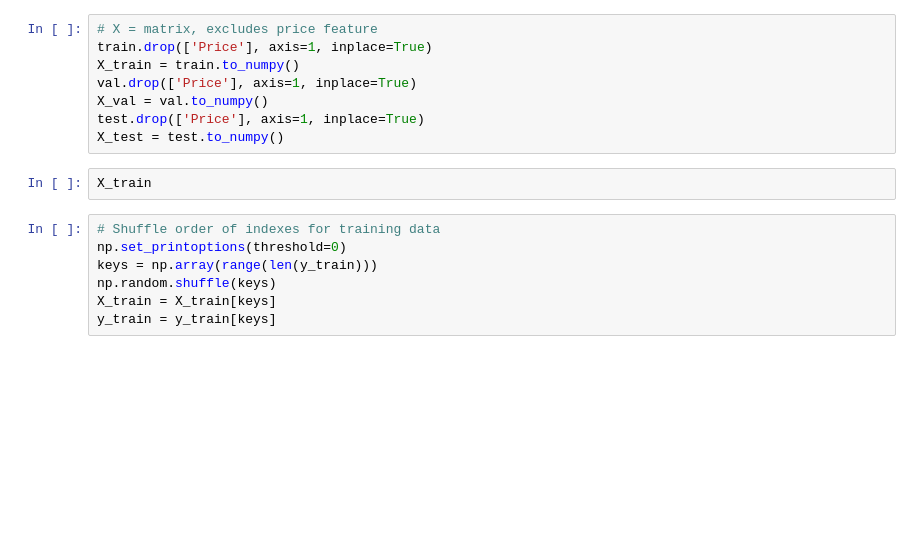
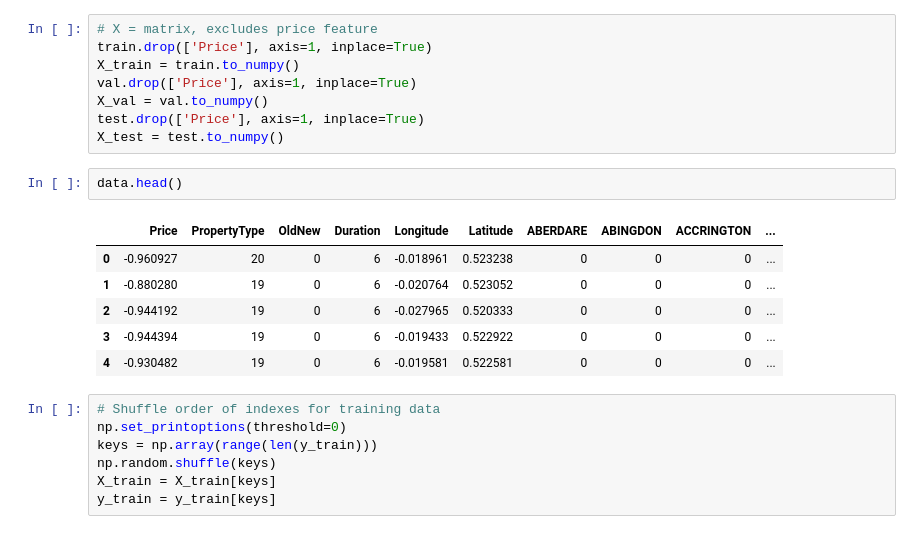
Before and after one commit to sm17977/feedforward-nn-python, a Jupyter notebook: price_prediction.ipynb, the cells around one changed output. Saved outputs shown, nothing was run; the diff lists cells and outputs as text; blank space fills up the shorter version.

```diff
--- a/price_prediction.ipynb
+++ b/price_prediction.ipynb
@@ -97,8 +97,15 @@ val.drop(['Price'], axis=1, inplace=True)
 X_val = val.to_numpy()
 test.drop(['Price'], axis=1, inplace=True)
 X_test = test.to_numpy()
-# %%
-X_train
+# %%
+data.head()
+# %% [output]
+|  | Price | PropertyType | OldNew | Duration | Longitude | Latitude | ABERDARE | ABINGDON | ACCRINGTON | ... |
+| 0 | -0.960927 | 20 | 0 | 6 | -0.018961 | 0.523238 | 0 | 0 | 0 | ... |
+| 1 | -0.880280 | 19 | 0 | 6 | -0.020764 | 0.523052 | 0 | 0 | 0 | ... |
+| 2 | -0.944192 | 19 | 0 | 6 | -0.027965 | 0.520333 | 0 | 0 | 0 | ... |
+| 3 | -0.944394 | 19 | 0 | 6 | -0.019433 | 0.522922 | 0 | 0 | 0 | ... |
+| 4 | -0.930482 | 19 | 0 | 6 | -0.019581 | 0.522581 | 0 | 0 | 0 | ... |
 # %%
 # Shuffle order of indexes for training data
 np.set_printoptions(threshold=0)
```
Also changed, not shown: parts of 4 cells of this notebook.
